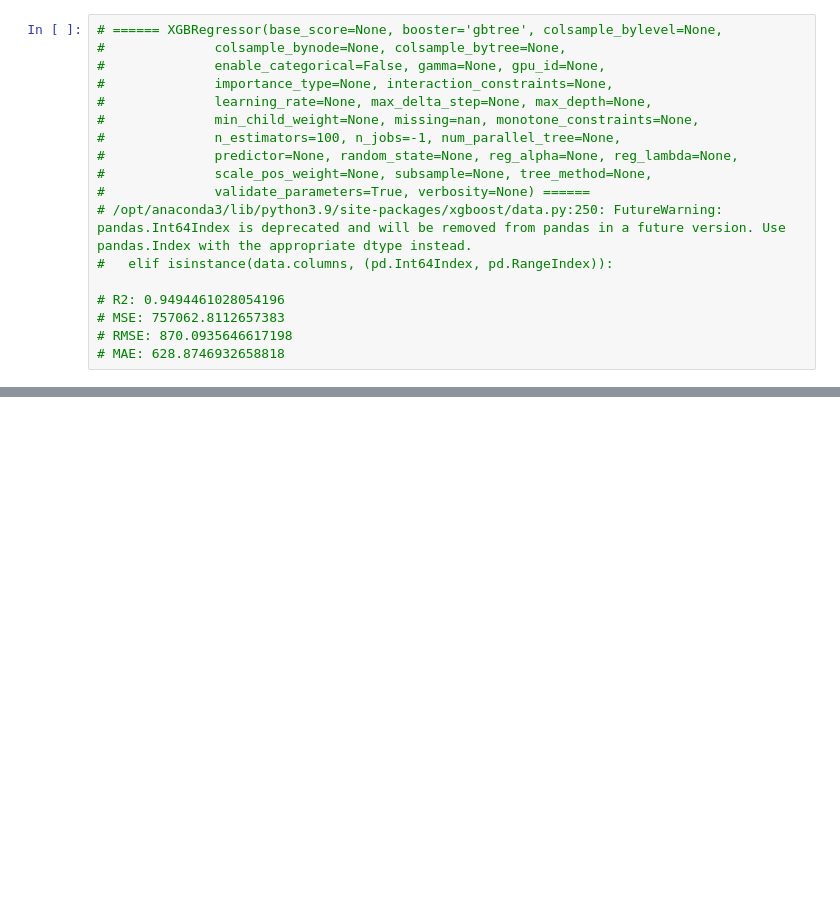
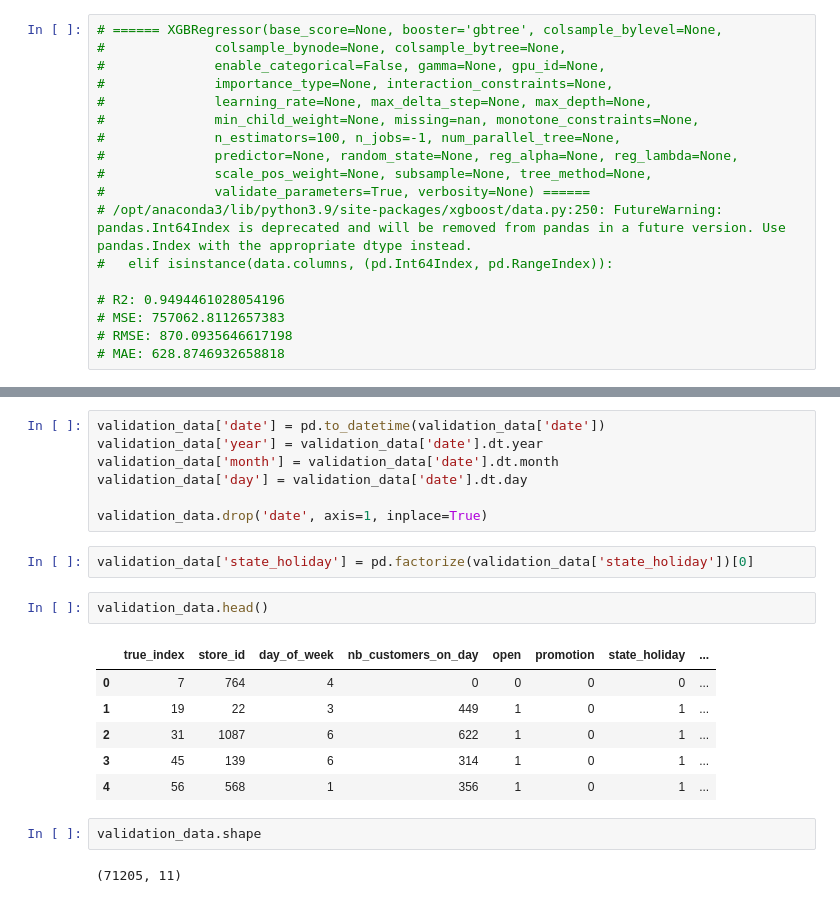
Before and after one commit to fabio1623/IronKaggle, a Jupyter notebook: solution.ipynb, the cells around one changed output, grey strips where cells are left out. Cells and saved outputs as stored; diff of their text form; blank space fills up the shorter version.

```diff
--- a/solution.ipynb
+++ b/solution.ipynb
@@ -391,0 +604,22 @@ MAE: 628.8746932658818
+# %%
+validation_data['date'] = pd.to_datetime(validation_data['date'])
+validation_data['year'] = validation_data['date'].dt.year
+validation_data['month'] = validation_data['date'].dt.month
+validation_data['day'] = validation_data['date'].dt.day
+
+validation_data.drop('date', axis=1, inplace=True)
+# %%
+validation_data['state_holiday'] = pd.factorize(validation_data['state_holiday'])[0]
+# %%
+validation_data.head()
+# %% [output]
+|  | true_index | store_id | day_of_week | nb_customers_on_day | open | promotion | state_holiday | ... |
+| 0 | 7 | 764 | 4 | 0 | 0 | 0 | 0 | ... |
+| 1 | 19 | 22 | 3 | 449 | 1 | 0 | 1 | ... |
+| 2 | 31 | 1087 | 6 | 622 | 1 | 0 | 1 | ... |
+| 3 | 45 | 139 | 6 | 314 | 1 | 0 | 1 | ... |
+| 4 | 56 | 568 | 1 | 356 | 1 | 0 | 1 | ... |
+# %%
+validation_data.shape
+# %% [output]
+(71205, 11)
```
Also changed, not shown: parts of 33 cells of this notebook, 3 other files.
